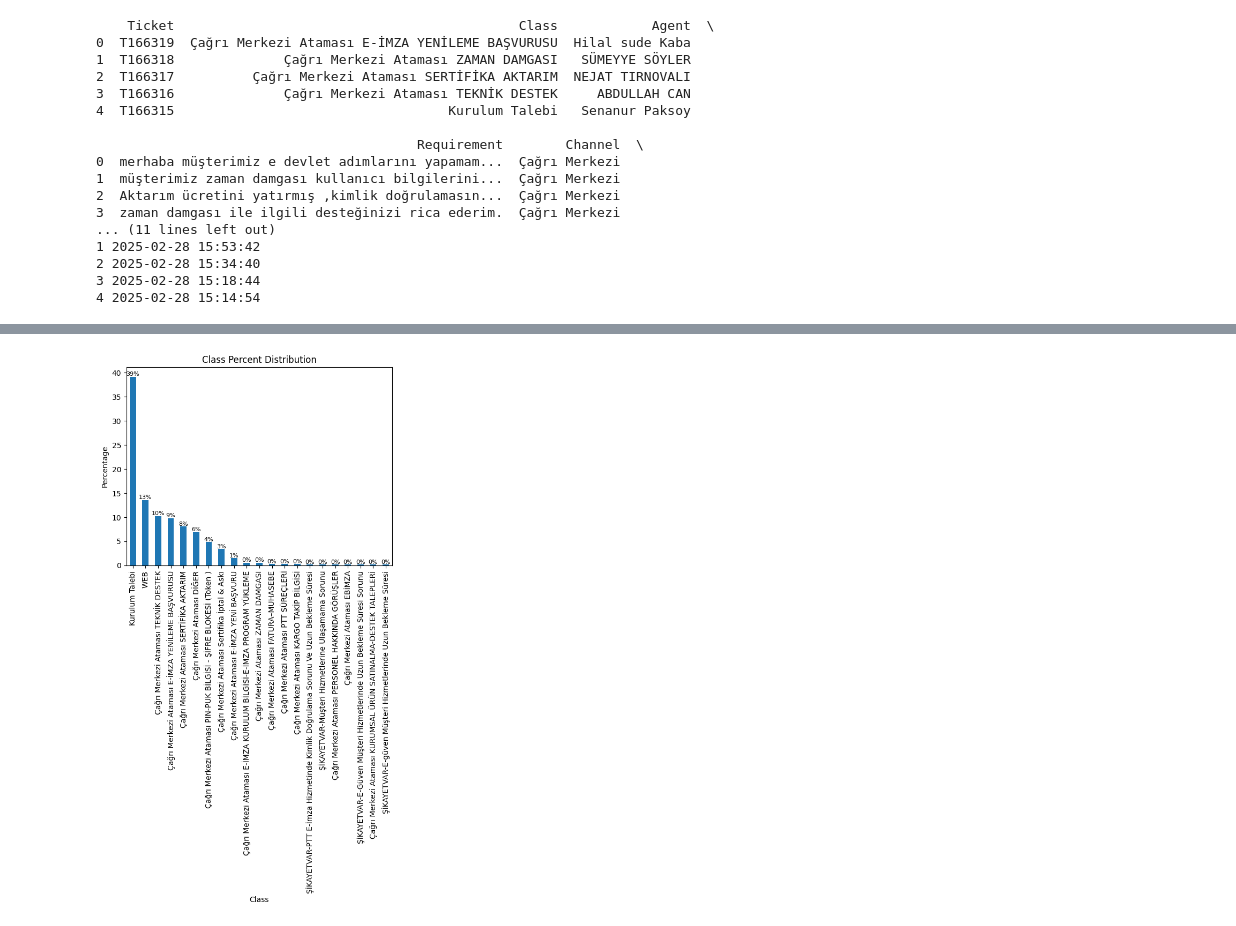
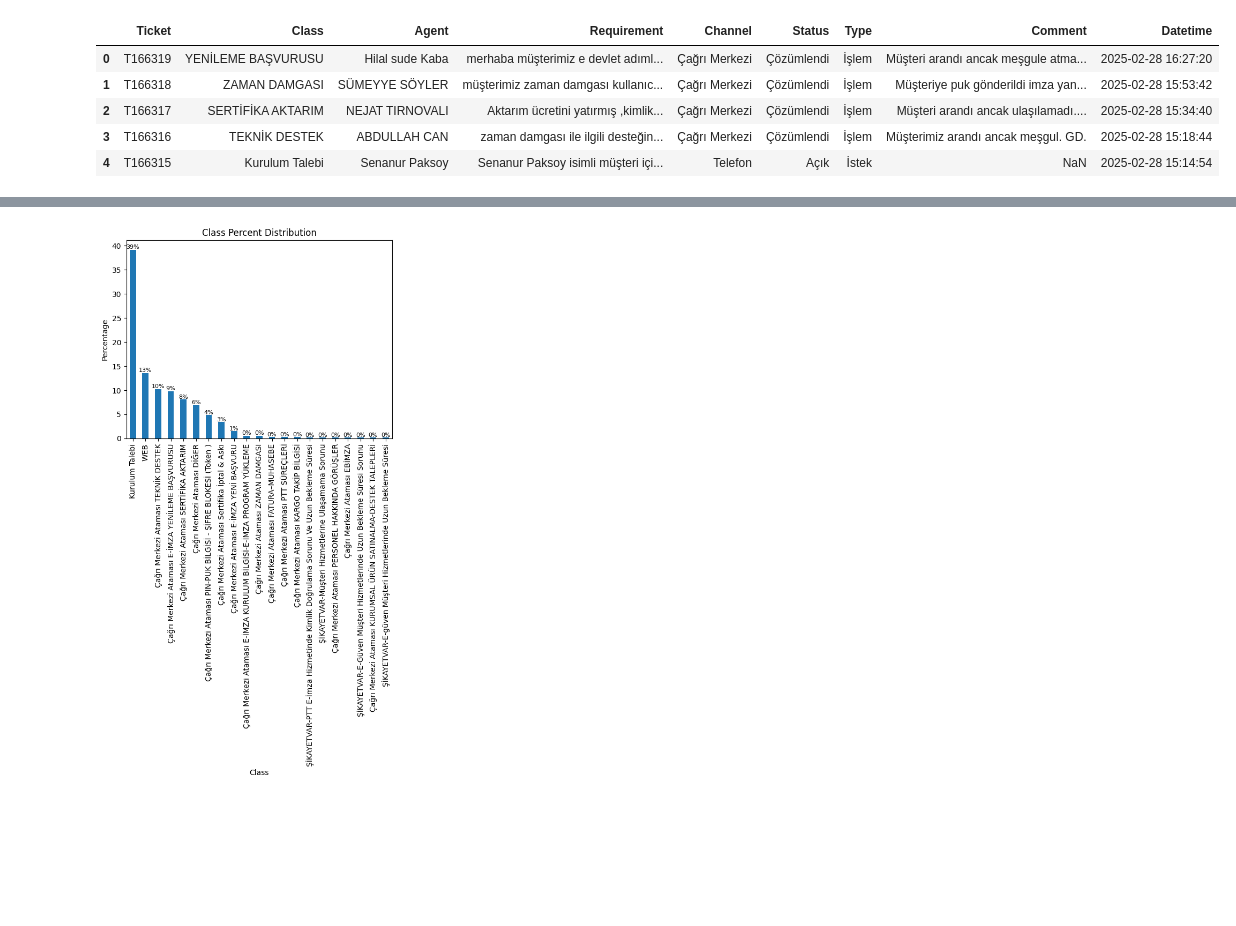
Before and after one commit to mervesarac/gureli_asistan, a Jupyter notebook: crm.ipynb, the cells around one changed output, grey strips where cells are left out. Drawn from its saved outputs; the diff is of its cells as text; code cells hidden in the pictures; blank space fills up the shorter version.

```diff
--- a/crm.ipynb
+++ b/crm.ipynb
@@ -2,23 +2,12 @@
 import pandas as pd
 # %%
 df = pd.read_excel('crm_subat.xlsx', parse_dates=['Datetime'])
-print(df.head())
+df.head()
 # %% [output]
-    Ticket                                            Class            Agent  \
-0  T166319  Çağrı Merkezi Ataması E-İMZA YENİLEME BAŞVURUSU  Hilal sude Kaba
-1  T166318              Çağrı Merkezi Ataması ZAMAN DAMGASI   SÜMEYYE SÖYLER
-2  T166317          Çağrı Merkezi Ataması SERTİFİKA AKTARIM  NEJAT TIRNOVALI
-3  T166316              Çağrı Merkezi Ataması TEKNİK DESTEK     ABDULLAH CAN
-4  T166315                                   Kurulum Talebi   Senanur Paksoy
-
-                                         Requirement        Channel  \
-0  merhaba müşterimiz e devlet adımlarını yapamam...  Çağrı Merkezi
-1  müşterimiz zaman damgası kullanıcı bilgilerini...  Çağrı Merkezi
-2  Aktarım ücretini yatırmış ,kimlik doğrulamasın...  Çağrı Merkezi
-3  zaman damgası ile ilgili desteğinizi rica ederim.  Çağrı Merkezi
-... (11 lines left out)
-1 2025-02-28 15:53:42
-2 2025-02-28 15:34:40
-3 2025-02-28 15:18:44
-4 2025-02-28 15:14:54
+|  | Ticket | Class | Agent | Requirement | Channel | Status | Type | Comment | Datetime |
+| 0 | T166319 | YENİLEME BAŞVURUSU | Hilal sude Kaba | merhaba müşterimiz e devlet adıml... | Çağrı Merkezi | Çözümlendi | İşlem | Müşteri arandı ancak meşgule atma... | 2025-02-28 16:27:20 |
+| 1 | T166318 | ZAMAN DAMGASI | SÜMEYYE SÖYLER | müşterimiz zaman damgası kullanıc... | Çağrı Merkezi | Çözümlendi | İşlem | Müşteriye puk gönderildi imza yan... | 2025-02-28 15:53:42 |
+| 2 | T166317 | SERTİFİKA AKTARIM | NEJAT TIRNOVALI | Aktarım ücretini yatırmış ,kimlik... | Çağrı Merkezi | Çözümlendi | İşlem | Müşteri arandı ancak ulaşılamadı.... | 2025-02-28 15:34:40 |
+| 3 | T166316 | TEKNİK DESTEK | ABDULLAH CAN | zaman damgası ile ilgili desteğin... | Çağrı Merkezi | Çözümlendi | İşlem | Müşterimiz arandı ancak meşgul. GD. | 2025-02-28 15:18:44 |
+| 4 | T166315 | Kurulum Talebi | Senanur Paksoy | Senanur Paksoy isimli müşteri içi... | Telefon | Açık | İstek | NaN | 2025-02-28 15:14:54 |
 # %%
```
Also changed, not shown: parts of 1 cell of this notebook, 10 other files.
